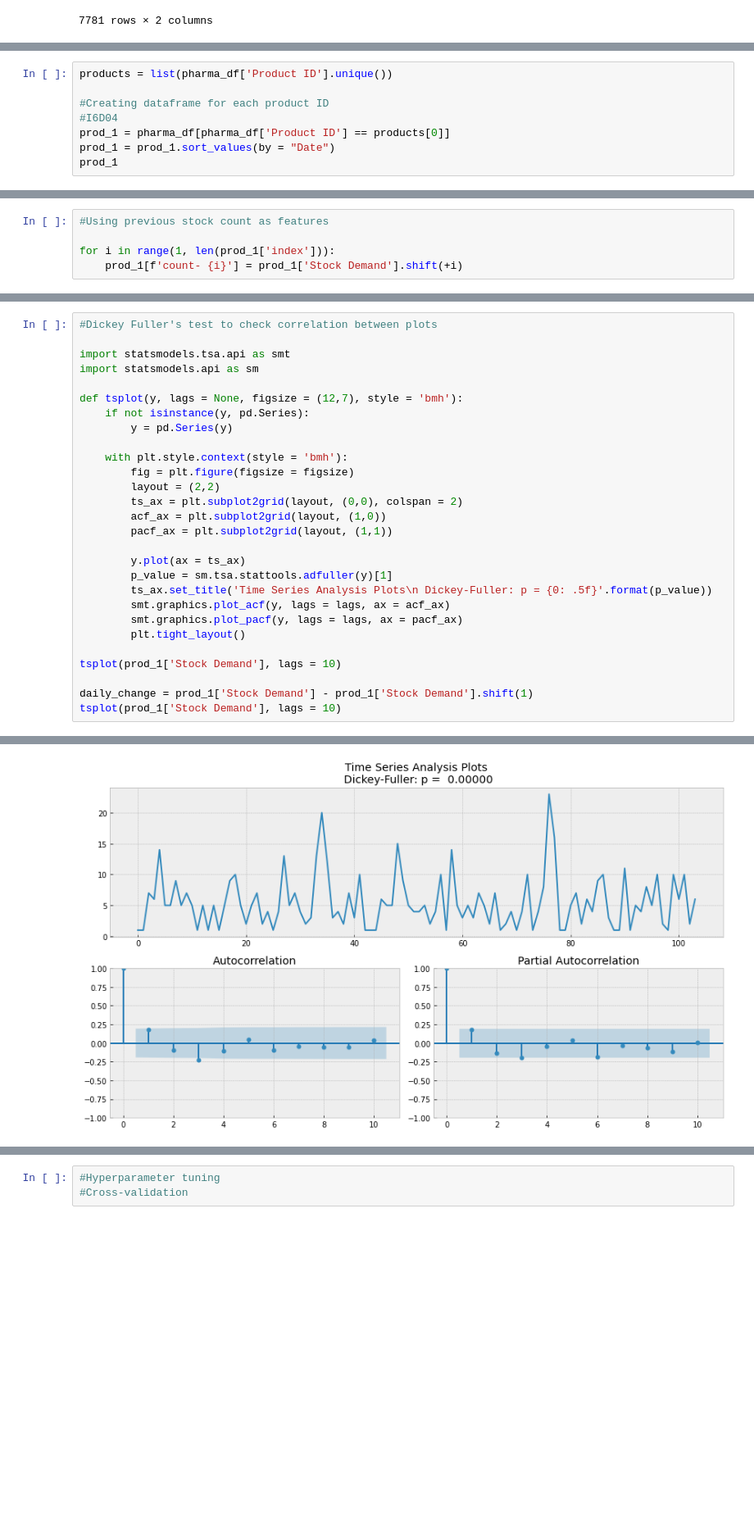
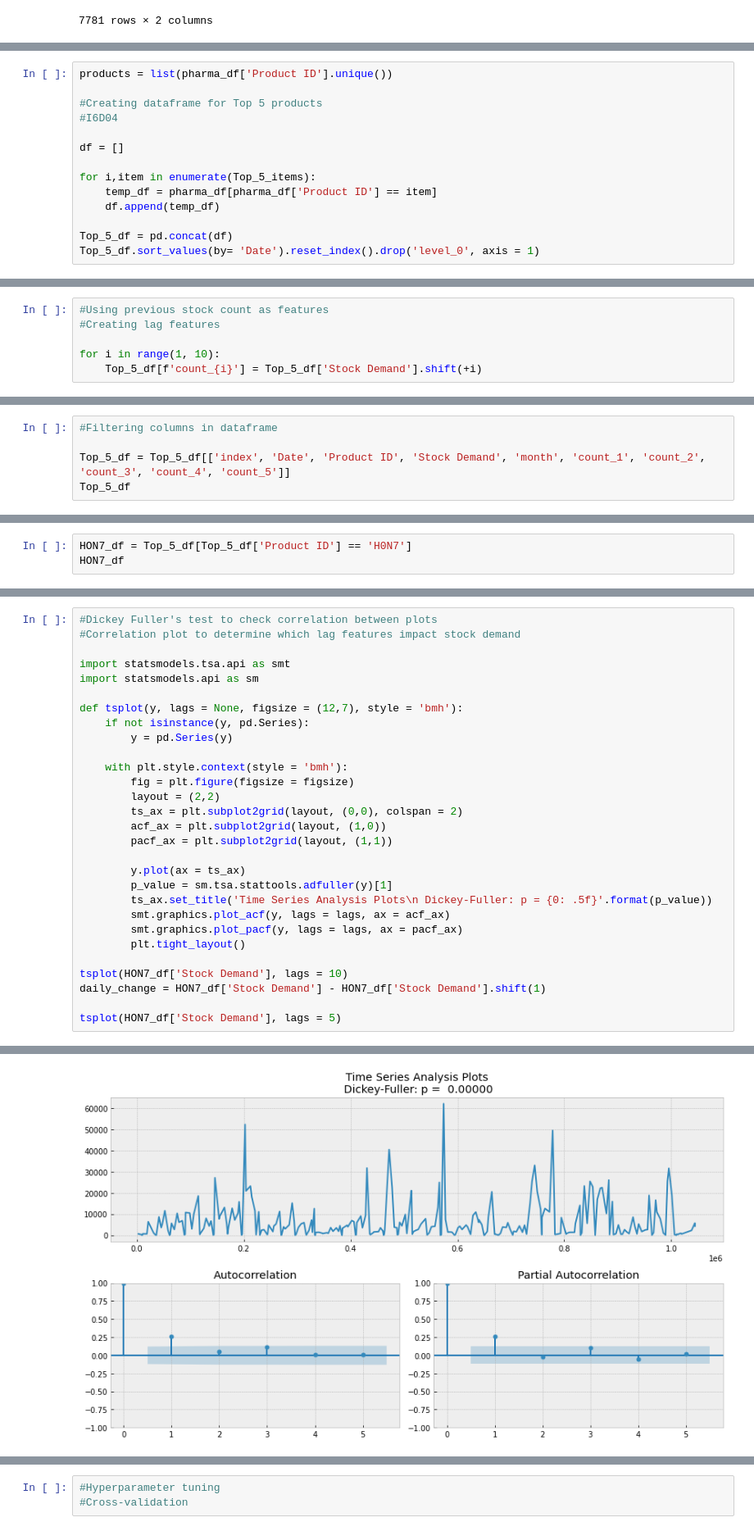
Before and after one commit to Ok3ks/Tabular_data, a Jupyter notebook: pharm.ipynb, the cells around one changed output, grey strips where cells are left out. Shown at 82% size. Drawn from its saved outputs; the diff is of its cells as text; blank space fills up the shorter version.

```diff
--- a/pharm.ipynb
+++ b/pharm.ipynb
@@ -212,10 +229,16 @@ FILTER BY PRODUCT
 # %%
 products = list(pharma_df['Product ID'].unique())
 
-#Creating dataframe for each product ID
+#Creating dataframe for Top 5 products
 #I6D04
-prod_1 = pharma_df[pharma_df['Product ID'] == products[0]]
-prod_1 = prod_1.sort_values(by = "Date")
-prod_1
+
+df = []
+
+for i,item in enumerate(Top_5_items):
+    temp_df = pharma_df[pharma_df['Product ID'] == item]
+    df.append(temp_df)
+
+Top_5_df = pd.concat(df)
+Top_5_df.sort_values(by= 'Date').reset_index().drop('level_0', axis = 1)
 # %% [output]
 |  | index | Date | Product ID | Stock Demand | month |
@@ -254,5 +282,6 @@ products
 # %%
 #Using previous stock count as features
+#Creating lag features
 
-for i in range(1, len(prod_1['index'])):
-    prod_1[f'count- {i}'] = prod_1['Stock Demand'].shift(+i)
+for i in range(1, 10):
+    Top_5_df[f'count_{i}'] = Top_5_df['Stock Demand'].shift(+i)
@@ -267,0 +356,5 @@ plt.show()
+# %%
+#Filtering columns in dataframe
+
+Top_5_df = Top_5_df[['index', 'Date', 'Product ID', 'Stock Demand', 'month', 'count_1', 'count_2', 'count_3', 'count_4', 'count_5']]
+Top_5_df
@@ -315,0 +457,3 @@ You should consider upgrading via the '/Users/max/Desktop/Code/nlp_venv/bin/pyth
+# %%
+HON7_df = Top_5_df[Top_5_df['Product ID'] == 'H0N7']
+HON7_df
@@ -316,5 +474,6 @@ You should consider upgrading via the '/Users/max/Desktop/Code/nlp_venv/bin/pyth
 # %%
 #Dickey Fuller's test to check correlation between plots
+#Correlation plot to determine which lag features impact stock demand
 
 import statsmodels.tsa.api as smt
 import statsmodels.api as sm
@@ -337,8 +496,8 @@ def tsplot(y, lags = None, figsize = (12,7), style = 'bmh'):
         smt.graphics.plot_pacf(y, lags = lags, ax = pacf_ax)
         plt.tight_layout()
 
-tsplot(prod_1['Stock Demand'], lags = 10)
+tsplot(HON7_df['Stock Demand'], lags = 10)
+daily_change = HON7_df['Stock Demand'] - HON7_df['Stock Demand'].shift(1)
 
-daily_change = prod_1['Stock Demand'] - prod_1['Stock Demand'].shift(1)
-tsplot(prod_1['Stock Demand'], lags = 10)
+tsplot(HON7_df['Stock Demand'], lags = 5)
 # %% [output]
@@ -346 +505 @@ tsplot(prod_1['Stock Demand'], lags = 10)
-[figure, old version]
+[figure, new version]
```
Also changed, not shown: parts of 55 cells of this notebook.
